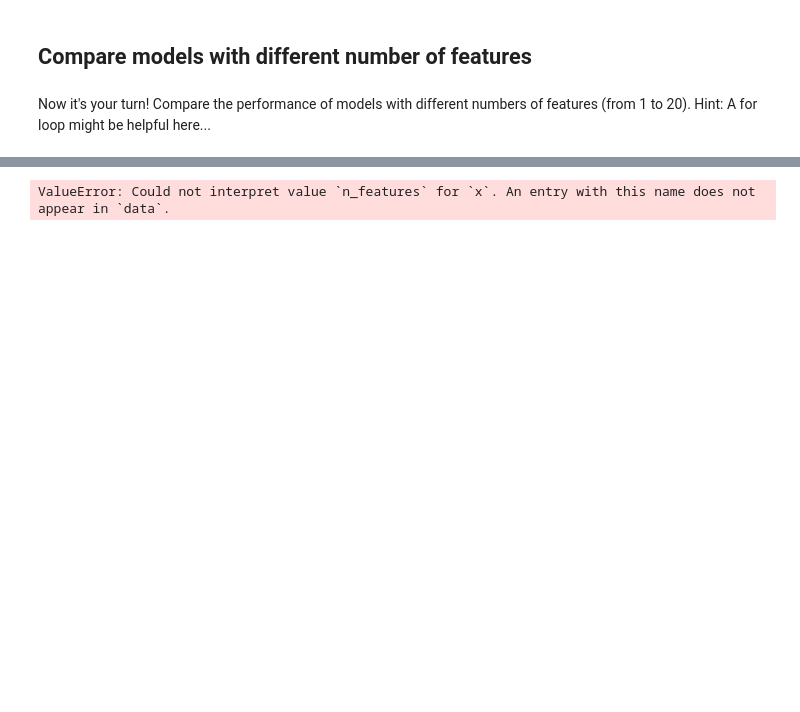
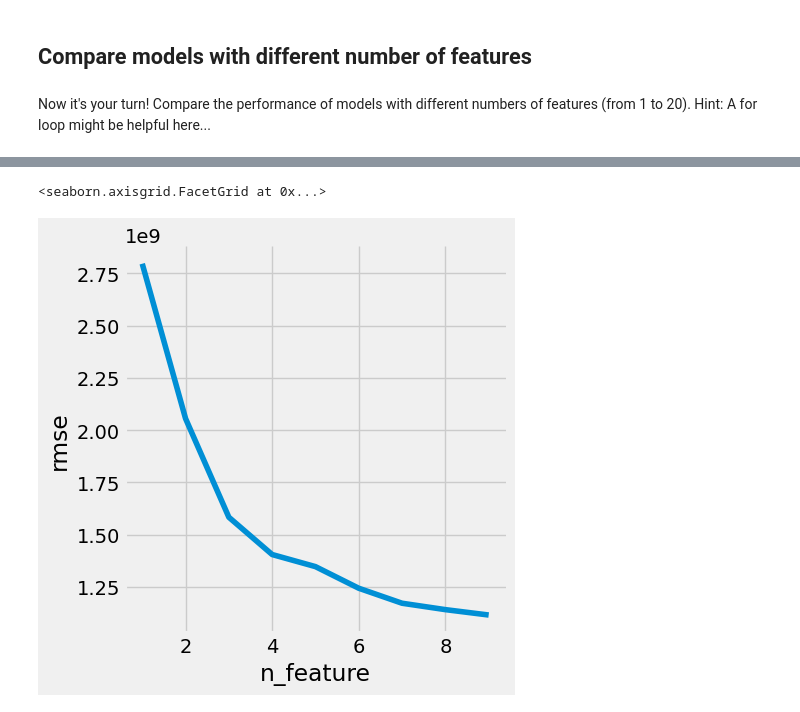
Before and after one commit to Julian200019/DataScience2024, a Jupyter notebook: Session_05/ames_subset_selection.ipynb, the cells around one changed output, grey strips where cells are left out. Cells and saved outputs as stored; diff of their text form; code cells hidden in the pictures; blank space fills up the shorter version.

```diff
--- a/Session_05/ames_subset_selection.ipynb
+++ b/Session_05/ames_subset_selection.ipynb
@@ -236,4 +236,5 @@ log_df
 # %%
-sns.relplot(data=log_df, x="n_features", y="rmse", kind="line")
+sns.relplot(data=log_df, x="n_feature", y="rmse", kind="line")
 # %% [output]
-ValueError: Could not interpret value `n_features` for `x`. An entry with this name does not appear in `data`.
+<seaborn.axisgrid.FacetGrid at 0x...>
+[figure, added]
```
Also changed, not shown: parts of 3 cells of this notebook.
